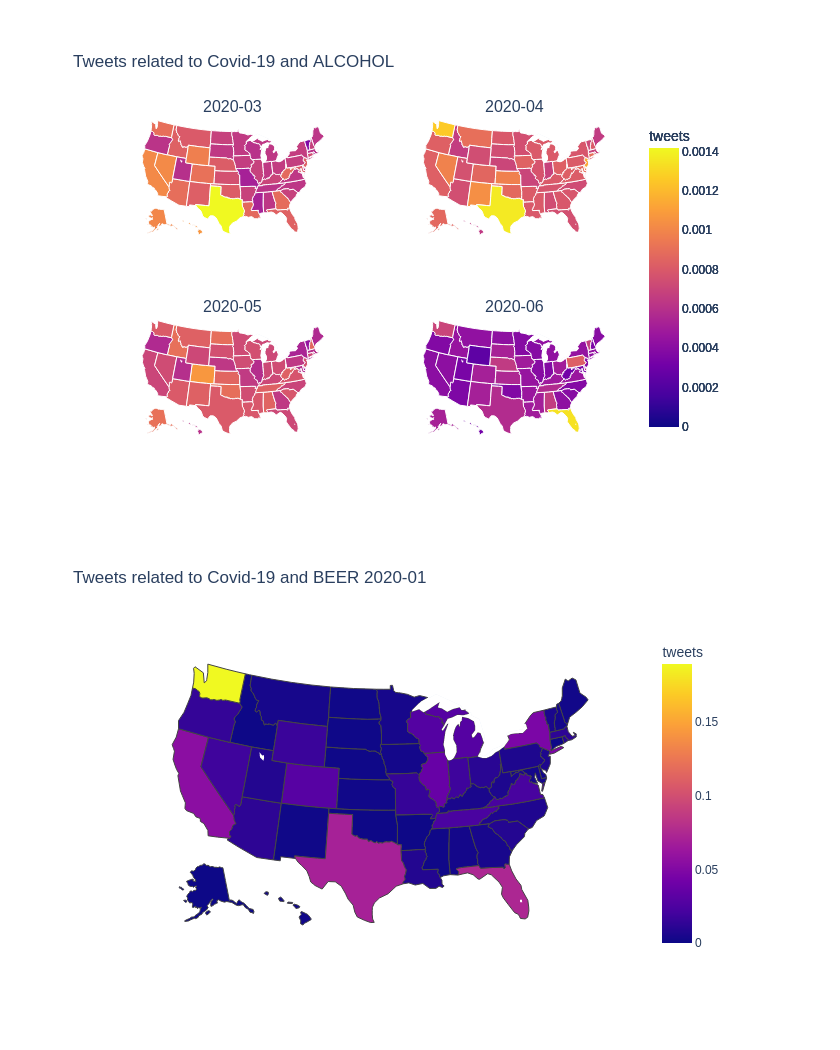
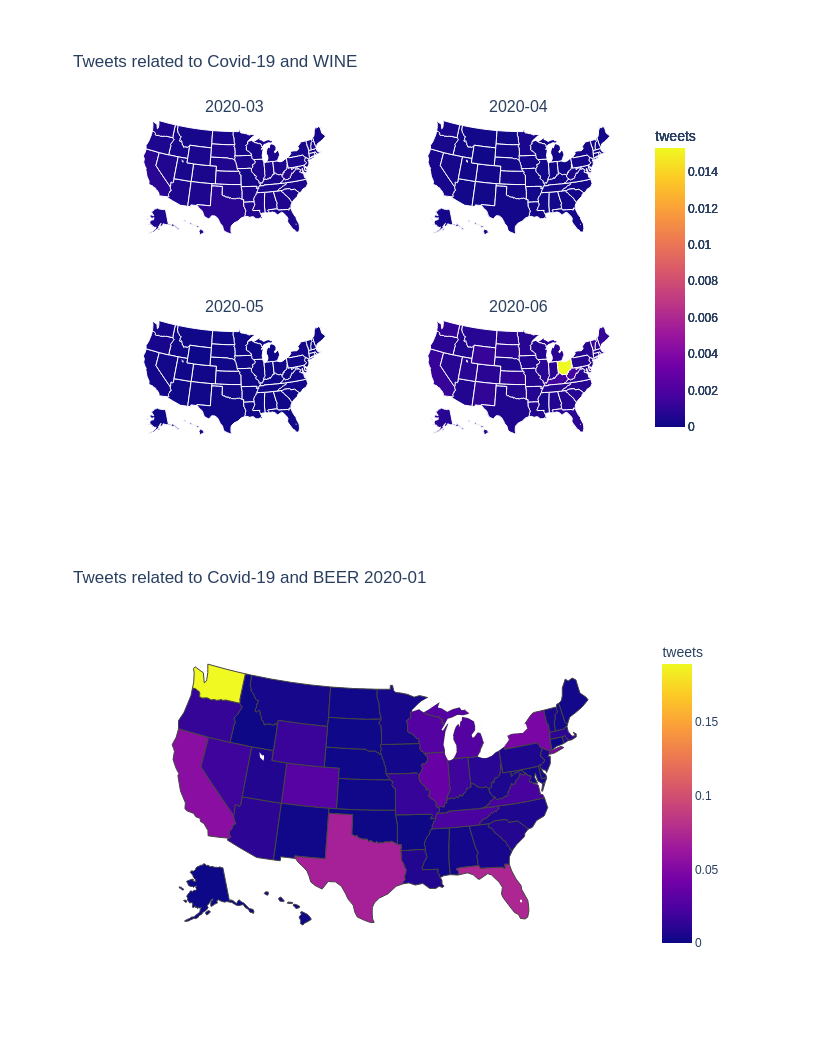
Before and after one commit to JohnOnt/Twitter_Analysis, a Jupyter notebook: choropleth.ipynb, the cells around one changed output. Drawn from its saved outputs; the diff is of its cells as text; code cells hidden in the pictures.

```diff
--- a/choropleth.ipynb
+++ b/choropleth.ipynb
@@ -8,11 +8,11 @@ from choropleth_functions import *
 # %%
 dates = ['2020-01', '2020-02', '2020-03', '2020-04', '2020-05', '2020-06']
 dates2 = ['2020-03', '2020-04', '2020-05', '2020-06']
 
 # plotty_plots(kw, dates, renderer = 'png', rows = 2, cols = 3, savefig = False):
-plotty_plots('ALCOHOL', dates2, rows = 2, cols = 2)#, renderer='firefox')
+plotty_plots('WINE', dates2, rows = 2, cols = 2, savefig=True)#, renderer='firefox')
 # %% [output]
-[figure, old version]
+[figure, new version]
 # %%
 plotty('BEER', '2020-01')
 #plotty_w('WINE', '1')
```
Also changed, not shown: 14 other files.
